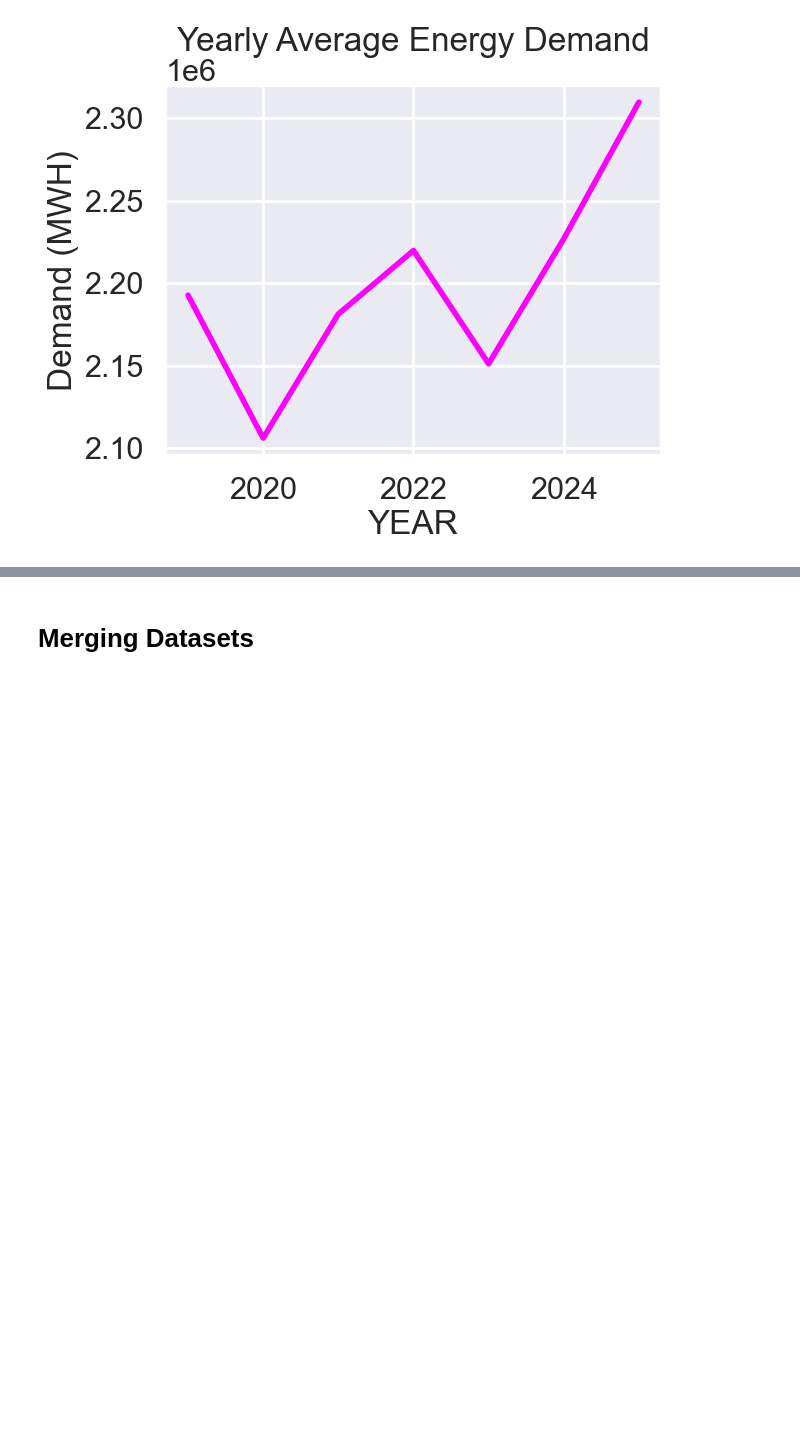
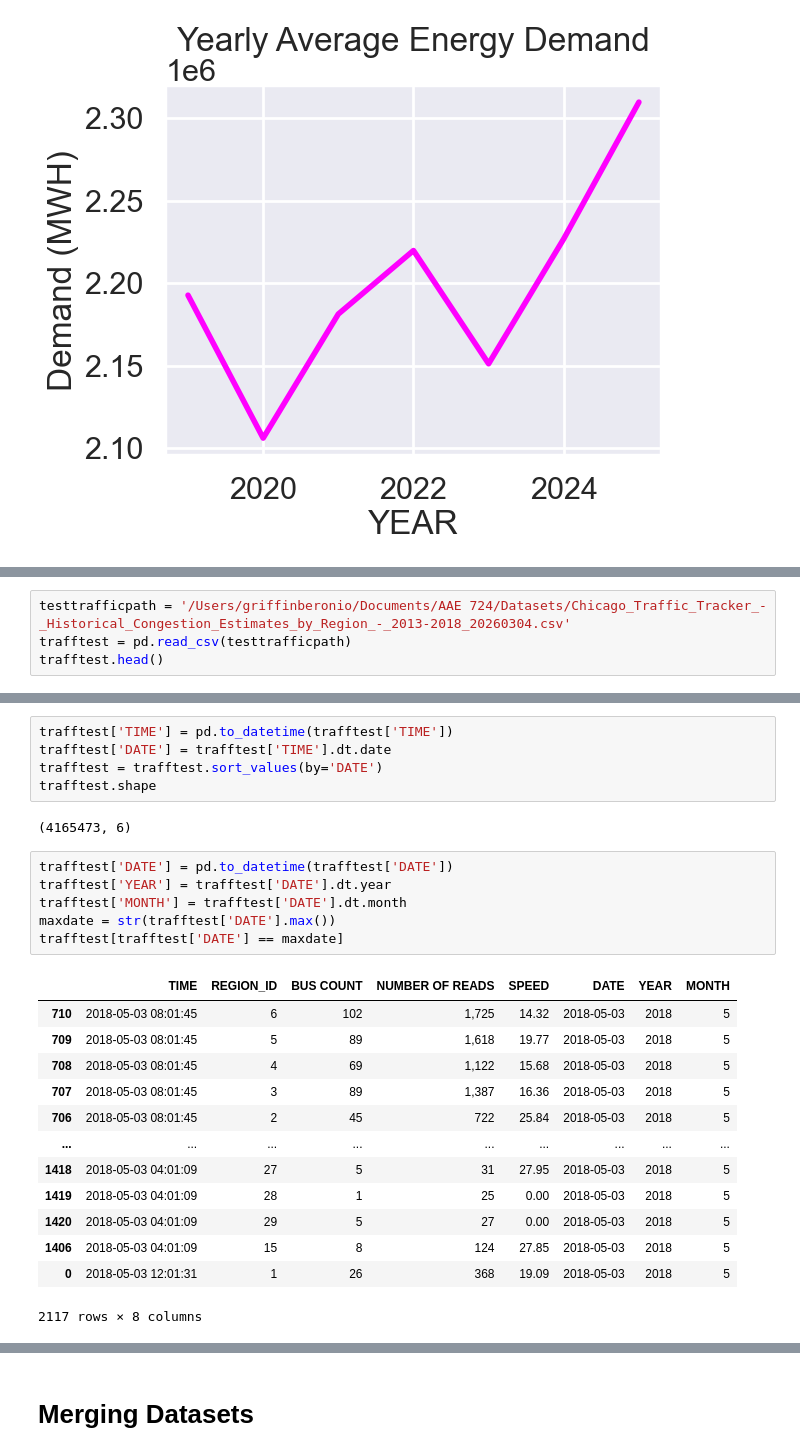
Before and after one commit to griffinberonio/AAE-724-Repo, a Jupyter notebook: airdatanotebook.ipynb, the cells around one changed output, grey strips where cells are left out. Saved outputs shown, nothing was run; the diff lists cells and outputs as text; blank space fills up the shorter version.

Commit message:
Adding Traffic Data Function

```diff
--- a/airdatanotebook.ipynb
+++ b/airdatanotebook.ipynb
@@ -842,0 +856,4 @@ Text(0, 0.5, 'Demand (MWH)')
+# %%
+testtrafficpath = '/Users/griffinberonio/Documents/AAE 724/Datasets/Chicago_Traffic_Tracker_-_Historical_Congestion_Estimates_by_Region_-_2013-2018_20260304.csv'
+trafftest = pd.read_csv(testtrafficpath)
+trafftest.head()
@@ -842,0 +867,27 @@ Text(0, 0.5, 'Demand (MWH)')
+# %%
+trafftest['TIME'] = pd.to_datetime(trafftest['TIME'])
+trafftest['DATE'] = trafftest['TIME'].dt.date
+trafftest = trafftest.sort_values(by='DATE')
+trafftest.shape
+# %% [output]
+(4165473, 6)
+# %%
+trafftest['DATE'] = pd.to_datetime(trafftest['DATE'])
+trafftest['YEAR'] = trafftest['DATE'].dt.year
+trafftest['MONTH'] = trafftest['DATE'].dt.month
+maxdate = str(trafftest['DATE'].max())
+trafftest[trafftest['DATE'] == maxdate]
+# %% [output]
+|  | TIME | REGION_ID | BUS COUNT | NUMBER OF READS | SPEED | DATE | YEAR | MONTH |
+| 710 | 2018-05-03 08:01:45 | 6 | 102 | 1,725 | 14.32 | 2018-05-03 | 2018 | 5 |
+| 709 | 2018-05-03 08:01:45 | 5 | 89 | 1,618 | 19.77 | 2018-05-03 | 2018 | 5 |
+| 708 | 2018-05-03 08:01:45 | 4 | 69 | 1,122 | 15.68 | 2018-05-03 | 2018 | 5 |
+| 707 | 2018-05-03 08:01:45 | 3 | 89 | 1,387 | 16.36 | 2018-05-03 | 2018 | 5 |
+| 706 | 2018-05-03 08:01:45 | 2 | 45 | 722 | 25.84 | 2018-05-03 | 2018 | 5 |
+| ... | ... | ... | ... | ... | ... | ... | ... | ... |
+| 1418 | 2018-05-03 04:01:09 | 27 | 5 | 31 | 27.95 | 2018-05-03 | 2018 | 5 |
+| 1419 | 2018-05-03 04:01:09 | 28 | 1 | 25 | 0.00 | 2018-05-03 | 2018 | 5 |
+| 1420 | 2018-05-03 04:01:09 | 29 | 5 | 27 | 0.00 | 2018-05-03 | 2018 | 5 |
+| 1406 | 2018-05-03 04:01:09 | 15 | 8 | 124 | 27.85 | 2018-05-03 | 2018 | 5 |
+| 0 | 2018-05-03 12:01:31 | 1 | 26 | 368 | 19.09 | 2018-05-03 | 2018 | 5 |
+2117 rows × 8 columns
```
Also changed, not shown: parts of 15 cells of this notebook, 2 other files.
